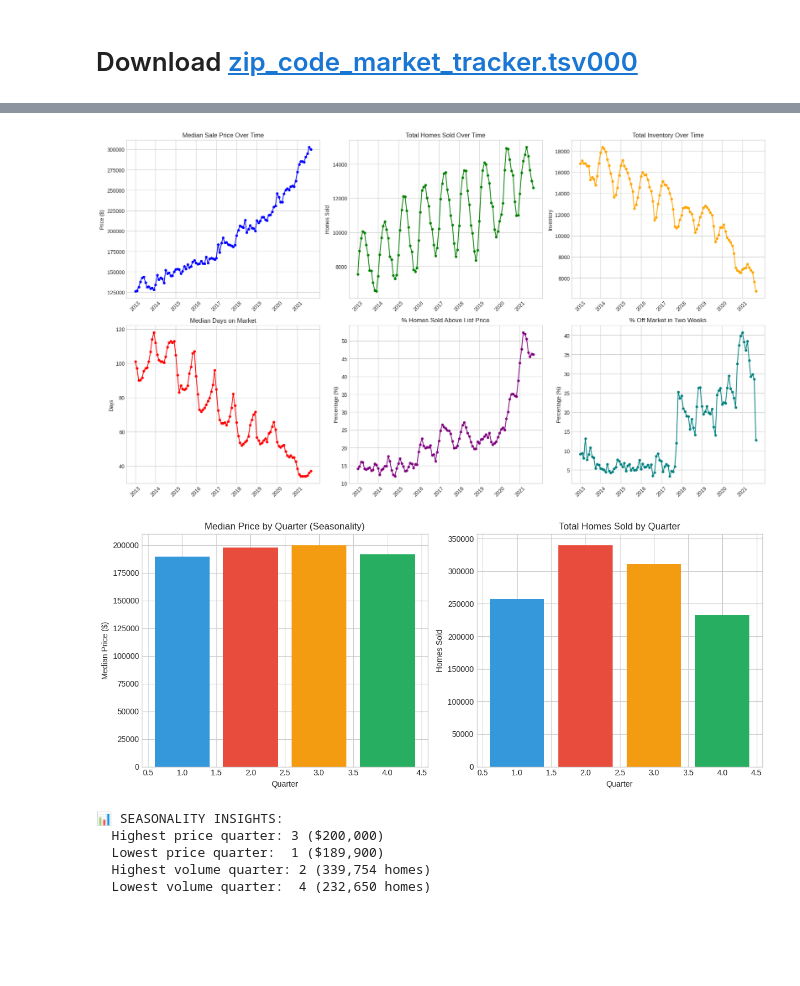
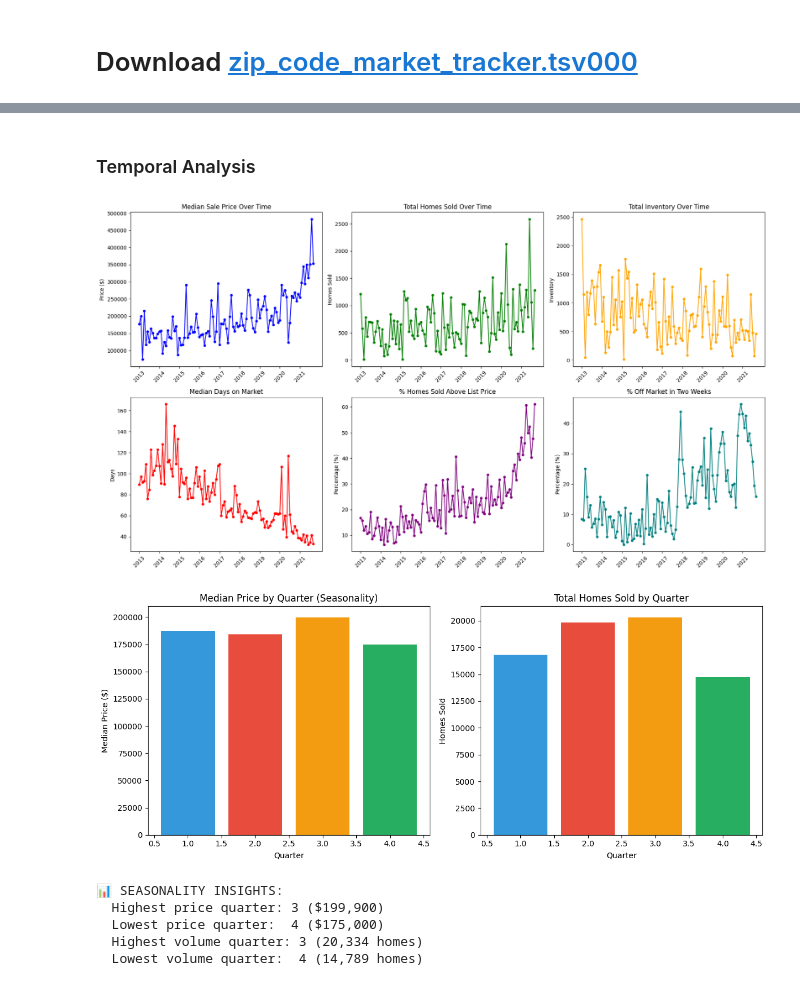
Before and after one commit to dganesh05/Real-Estate-Market-Timing-Investment-Risk-Stratification, a Jupyter notebook: project-notebook.ipynb, the cells around one changed output, grey strips where cells are left out. Saved outputs shown, nothing was run; the diff lists cells and outputs as text; code cells hidden in the pictures; blank space fills up the shorter version.

Commit message:
Modify EDA graphs and add preprocessing steps

```diff
--- a/project-notebook.ipynb
+++ b/project-notebook.ipynb
@@ -55,5 +58,7 @@ charlotte_clean.write_csv("charlotte_cleaned_data.csv")
 # %%
 !rm cleaned_data.tsv
 # %%
-charlotte_clean.head(10)
+# Load data with pandas for EDA
+df = pd.read_csv("charlotte_data.csv")
+df.head(10)
 # %% [output]
@@ -192,5 +205,0 @@ df.write_csv('charlotte_final_clean.csv')
-# %%
-# Set style
-plt.style.use('seaborn-v0_8-whitegrid')
-sns.set_palette("husl")
-df_pd = pd.read_csv('charlotte_final_clean.csv')
@@ -212,34 +208,30 @@ Name: count, dtype: int64
 # %%
-# ============================================================
-# TARGET VARIABLE ANALYSIS - median_sale_price
-# ============================================================
-
 fig, axes = plt.subplots(2, 2, figsize=(14, 10))
 
 # 1.1 Distribution
-axes[0,0].hist(df_pd['median_sale_price'], bins=50, edgecolor='black', alpha=0.7)
-axes[0,0].axvline(df_pd['median_sale_price'].median(), color='red', linestyle='--',
-                   label=f"Median: ${df_pd['median_sale_price'].median():,.0f}")
-axes[0,0].axvline(df_pd['median_sale_price'].mean(), color='orange', linestyle='--',
-                   label=f"Mean: ${df_pd['median_sale_price'].mean():,.0f}")
+axes[0,0].hist(df['median_sale_price'], bins=50, edgecolor='black', alpha=0.7)
+axes[0,0].axvline(df['median_sale_price'].median(), color='red', linestyle='--',
+                   label=f"Median: ${df['median_sale_price'].median():,.0f}")
+axes[0,0].axvline(df['median_sale_price'].mean(), color='orange', linestyle='--',
+                   label=f"Mean: ${df['median_sale_price'].mean():,.0f}")
 axes[0,0].set_title('Distribution of Median Sale Price')
 axes[0,0].set_xlabel('Price ($)')
 axes[0,0].legend()
 
 # 1.2 Log distribution
-axes[0,1].hist(np.log10(df_pd['median_sale_price']), bins=50, edgecolor='black', alpha=0.7, color='green')
+axes[0,1].hist(np.log10(df['median_sale_price']), bins=50, edgecolor='black', alpha=0.7, color='green')
 axes[0,1].set_title('Log10 Distribution of Median Sale Price')
 axes[0,1].set_xlabel('Log10(Price)')
 
 # 1.3 Box plot by state
-df_pd.boxplot(column='median_sale_price', by='state_code', ax=axes[1,0])
+df.boxplot(column='median_sale_price', by='state_code', ax=axes[1,0])
 axes[1,0].set_title('Price Distribution: NC vs SC')
 axes[1,0].set_ylabel('Price ($)')
 axes[1,0].set_xlabel('State')
 plt.suptitle('')
 
 # 1.4 Price over time
-time_trend = df_pd.groupby('period_begin')['median_sale_price'].median().reset_index()
+time_trend = df.groupby('period_begin')['median_sale_price'].median().reset_index()
 axes[1,1].plot(range(len(time_trend)), time_trend['median_sale_price'], marker='o', markersize=3)
 axes[1,1].set_title('Median Price Over Time (All Charlotte)')
 axes[1,1].set_xlabel('Quarter')
@@ -278,10 +263,8 @@ shape: (9, 2)
+# %% [markdown]
+### Temporal Analysis
 # %%
-# ============================================================
-# CATEGORY 2: TEMPORAL ANALYSIS
-# ============================================================
-
 # Aggregate by quarter
-quarterly = df_pd.groupby('period_begin').agg({
+quarterly = df.groupby('period_begin').agg({
     'median_sale_price': 'median',
     'homes_sold': 'sum',
     'inventory': 'sum',
@@ -333,41 +316,39 @@ axes[1,2].set_title('% Off Market in Two Weeks')
 axes[1,2].set_ylabel('Percentage (%)')
 axes[1,2].set_xticks(year_positions)
 axes[1,2].set_xticklabels(year_labels, rotation=45)
 
 plt.tight_layout()
-plt.savefig('eda_02_temporal_trends.png', dpi=150)
 plt.show()
 
 # SEASONALITY
 fig, axes = plt.subplots(1, 2, figsize=(12, 5))
 
-seasonal_price = df_pd.groupby('quarter')['median_sale_price'].median()
-seasonal_volume = df_pd.groupby('quarter')['homes_sold'].sum()
+seasonal_price = df.groupby('quarter')['median_sale_price'].median()
+seasonal_volume = df.groupby('quarter')['homes_sold'].sum()
 
 axes[0].bar(seasonal_price.index, seasonal_price.values, color=['#3498db', '#e74c3c', '#f39c12', '#27ae60'])
 axes[0].set_title('Median Price by Quarter (Seasonality)')
 axes[0].set_ylabel('Median Price ($)')
 axes[0].set_xlabel('Quarter')
 
 axes[1].bar(seasonal_volume.index, seasonal_volume.values, color=['#3498db', '#e74c3c', '#f39c12', '#27ae60'])
 axes[1].set_title('Total Homes Sold by Quarter')
 axes[1].set_ylabel('Homes Sold')
 axes[1].set_xlabel('Quarter')
 
 plt.tight_layout()
-plt.savefig('eda_02b_seasonality.png', dpi=150)
 plt.show()
 
 print(f"\n📊 SEASONALITY INSIGHTS:")
 print(f"  Highest price quarter: {seasonal_price.idxmax()} (${seasonal_price.max():,.0f})")
 print(f"  Lowest price quarter:  {seasonal_price.idxmin()} (${seasonal_price.min():,.0f})")
 print(f"  Highest volume quarter: {seasonal_volume.idxmax()} ({seasonal_volume.max():,} homes)")
 print(f"  Lowest volume quarter:  {seasonal_volume.idxmin()} ({seasonal_volume.min():,} homes)")
 # %% [output]
-[figure, old version]
+[figure, new version]
-[figure, old version]
+[figure, new version]
 📊 SEASONALITY INSIGHTS:
-  Highest price quarter: 3 ($200,000)
-  Lowest price quarter:  1 ($189,900)
-  Highest volume quarter: 2 (339,754 homes)
-  Lowest volume quarter:  4 (232,650 homes)
+  Highest price quarter: 3 ($199,900)
+  Lowest price quarter:  4 ($175,000)
+  Highest volume quarter: 3 (20,334 homes)
+  Lowest volume quarter:  4 (14,789 homes)
```
Also changed, not shown: parts of 33 cells of this notebook.
